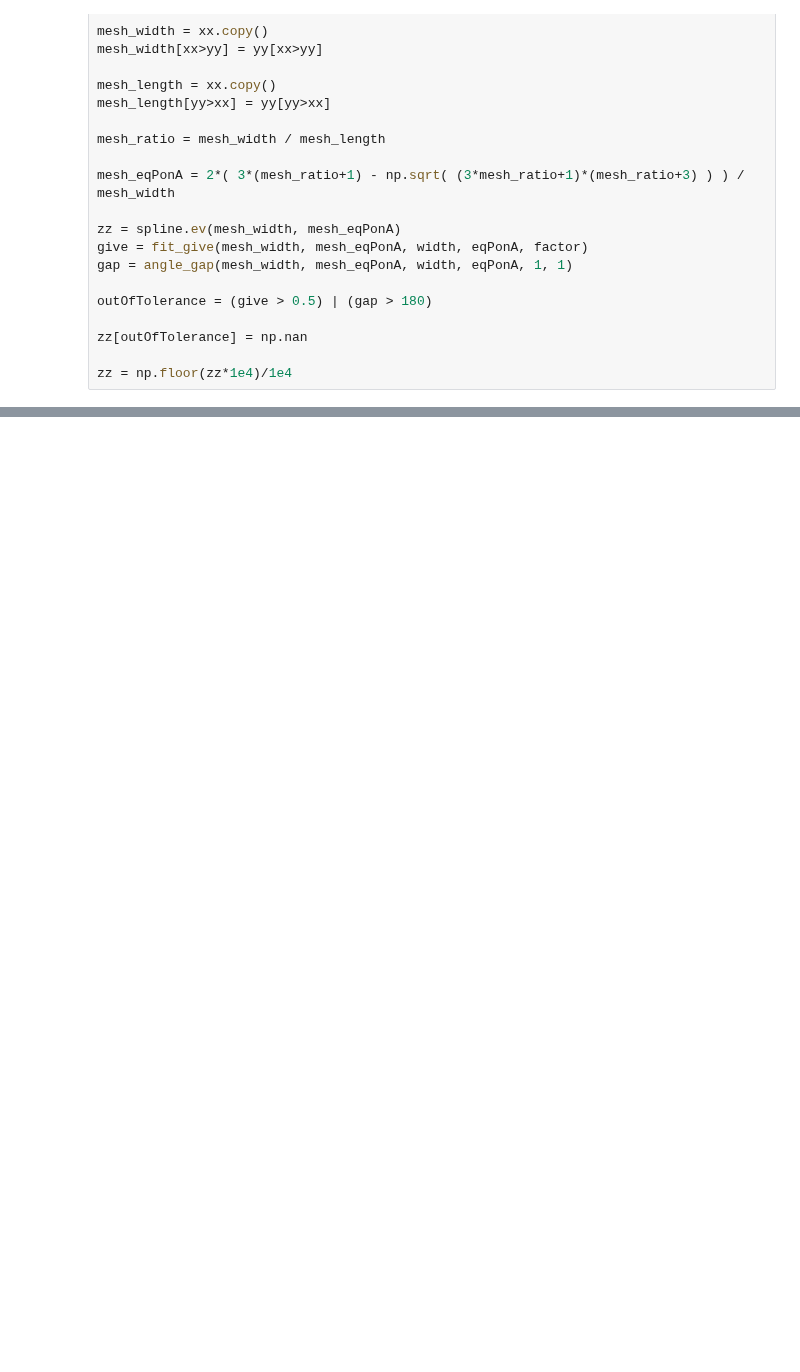
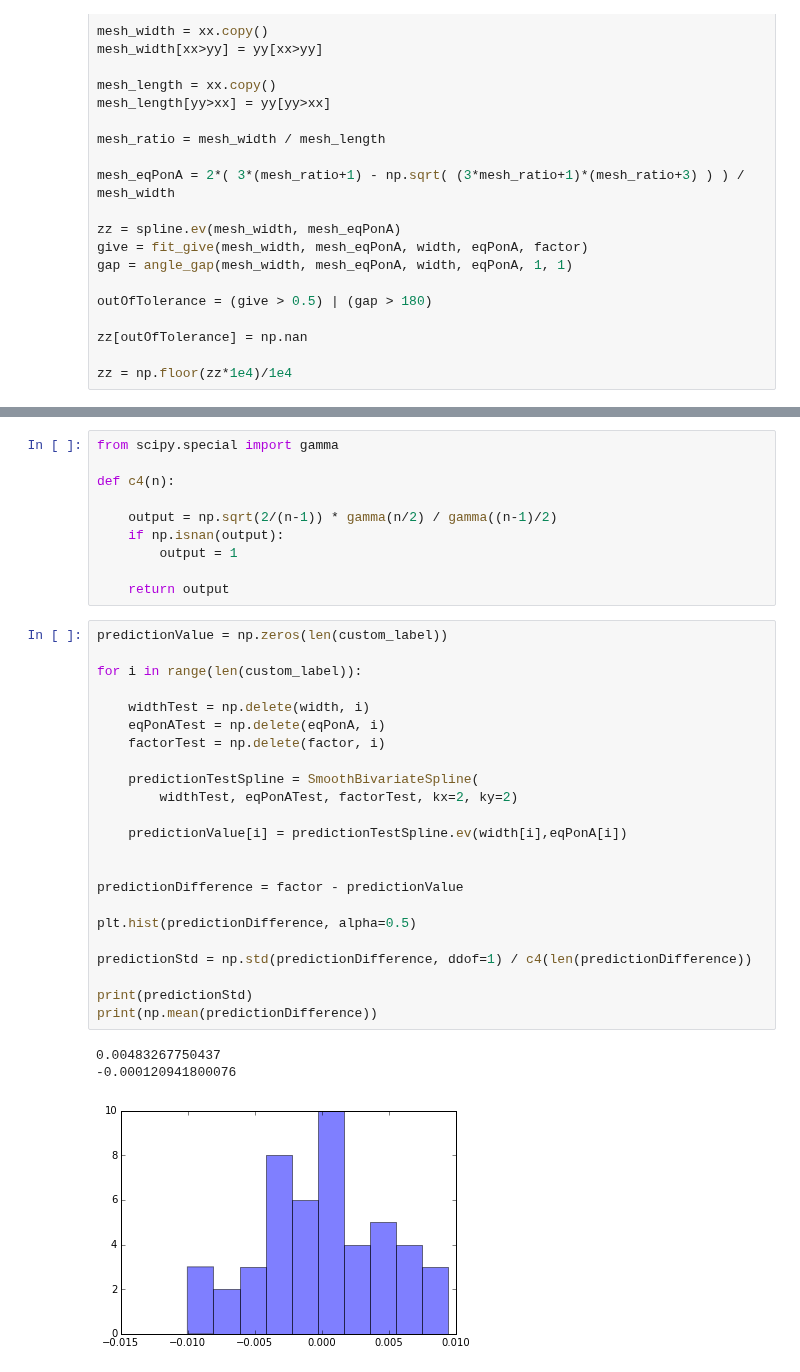
Before and after one commit to SimonBiggs/electronfactors, a Jupyter notebook: examples/Model with uncertainty.ipynb, the cells around one changed output, grey strips where cells are left out. Drawn from its saved outputs; the diff is of its cells as text; blank space fills up the shorter version.

```diff
--- a/examples/Model with uncertainty.ipynb
+++ b/examples/Model with uncertainty.ipynb
@@ -108,0 +118,37 @@ np.std(residuals_lengthwidth)
+# %%
+from scipy.special import gamma
+
+def c4(n):
+
+    output = np.sqrt(2/(n-1)) * gamma(n/2) / gamma((n-1)/2)
+    if np.isnan(output):
+        output = 1
+
+    return output
+# %%
+predictionValue = np.zeros(len(custom_label))
+
+for i in range(len(custom_label)):
+
+    widthTest = np.delete(width, i)
+    eqPonATest = np.delete(eqPonA, i)
+    factorTest = np.delete(factor, i)
+
+    predictionTestSpline = SmoothBivariateSpline(
+        widthTest, eqPonATest, factorTest, kx=2, ky=2)
+
+    predictionValue[i] = predictionTestSpline.ev(width[i],eqPonA[i])
+
+
+predictionDifference = factor - predictionValue
+
+plt.hist(predictionDifference, alpha=0.5)
+
+predictionStd = np.std(predictionDifference, ddof=1) / c4(len(predictionDifference))
+
+print(predictionStd)
+print(np.mean(predictionDifference))
+# %% [output]
+0.00483267750437
+-0.000120941800076
+[figure, added]
```
Also changed, not shown: parts of 11 cells of this notebook, 5 other files.
